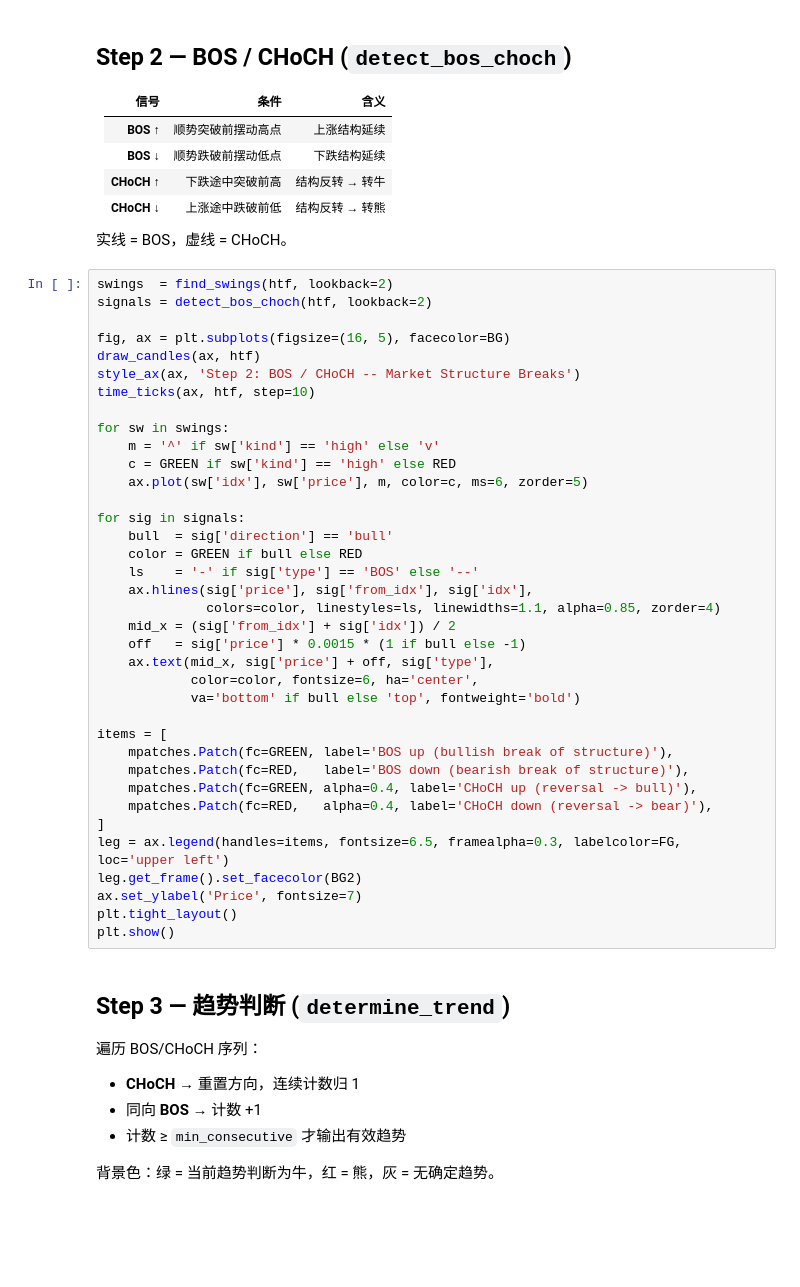
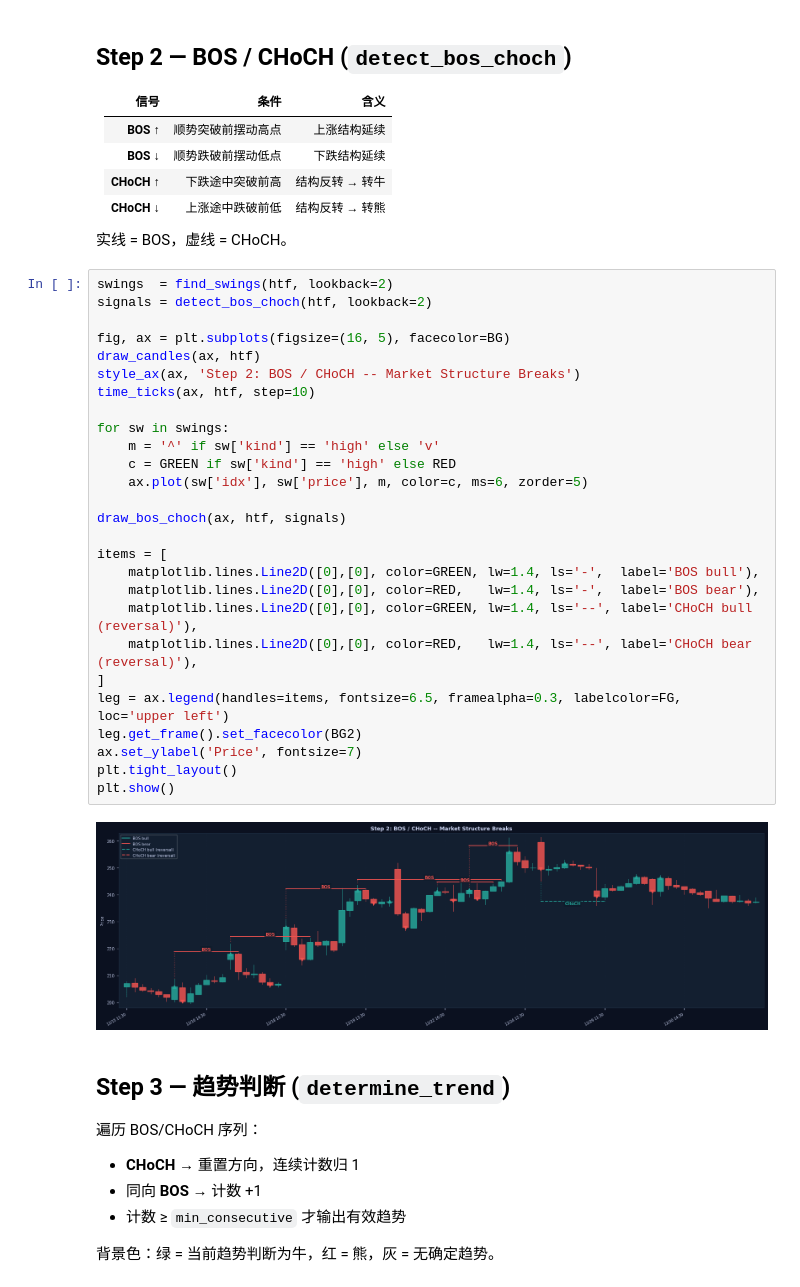
Before and after one commit to Wan-Yifei/structure-edge, a Jupyter notebook: backtest/strategy_walkthrough.ipynb, the cells around one changed output. Cells and saved outputs as stored; diff of their text form; blank space fills up the shorter version.

```diff
--- a/backtest/strategy_walkthrough.ipynb
+++ b/backtest/strategy_walkthrough.ipynb
@@ -242,40 +280,32 @@ plt.show()
 # %%
 swings  = find_swings(htf, lookback=2)
 signals = detect_bos_choch(htf, lookback=2)
 
 fig, ax = plt.subplots(figsize=(16, 5), facecolor=BG)
 draw_candles(ax, htf)
 style_ax(ax, 'Step 2: BOS / CHoCH -- Market Structure Breaks')
 time_ticks(ax, htf, step=10)
 
 for sw in swings:
     m = '^' if sw['kind'] == 'high' else 'v'
     c = GREEN if sw['kind'] == 'high' else RED
     ax.plot(sw['idx'], sw['price'], m, color=c, ms=6, zorder=5)
 
-for sig in signals:
-    bull  = sig['direction'] == 'bull'
-    color = GREEN if bull else RED
-    ls    = '-' if sig['type'] == 'BOS' else '--'
-    ax.hlines(sig['price'], sig['from_idx'], sig['idx'],
-              colors=color, linestyles=ls, linewidths=1.1, alpha=0.85, zorder=4)
-    mid_x = (sig['from_idx'] + sig['idx']) / 2
-    off   = sig['price'] * 0.0015 * (1 if bull else -1)
-    ax.text(mid_x, sig['price'] + off, sig['type'],
-            color=color, fontsize=6, ha='center',
-            va='bottom' if bull else 'top', fontweight='bold')
+draw_bos_choch(ax, htf, signals)
 
 items = [
-    mpatches.Patch(fc=GREEN, label='BOS up (bullish break of structure)'),
-    mpatches.Patch(fc=RED,   label='BOS down (bearish break of structure)'),
-    mpatches.Patch(fc=GREEN, alpha=0.4, label='CHoCH up (reversal -> bull)'),
-    mpatches.Patch(fc=RED,   alpha=0.4, label='CHoCH down (reversal -> bear)'),
+    matplotlib.lines.Line2D([0],[0], color=GREEN, lw=1.4, ls='-',  label='BOS bull'),
+    matplotlib.lines.Line2D([0],[0], color=RED,   lw=1.4, ls='-',  label='BOS bear'),
+    matplotlib.lines.Line2D([0],[0], color=GREEN, lw=1.4, ls='--', label='CHoCH bull (reversal)'),
+    matplotlib.lines.Line2D([0],[0], color=RED,   lw=1.4, ls='--', label='CHoCH bear (reversal)'),
 ]
 leg = ax.legend(handles=items, fontsize=6.5, framealpha=0.3, labelcolor=FG, loc='upper left')
 leg.get_frame().set_facecolor(BG2)
 ax.set_ylabel('Price', fontsize=7)
 plt.tight_layout()
 plt.show()
+# %% [output]
+[figure, added]
 # %% [markdown]
 ## Step 3 — 趋势判断 (`determine_trend`)
 
```
Also changed, not shown: parts of 18 cells of this notebook, 7 other files.
